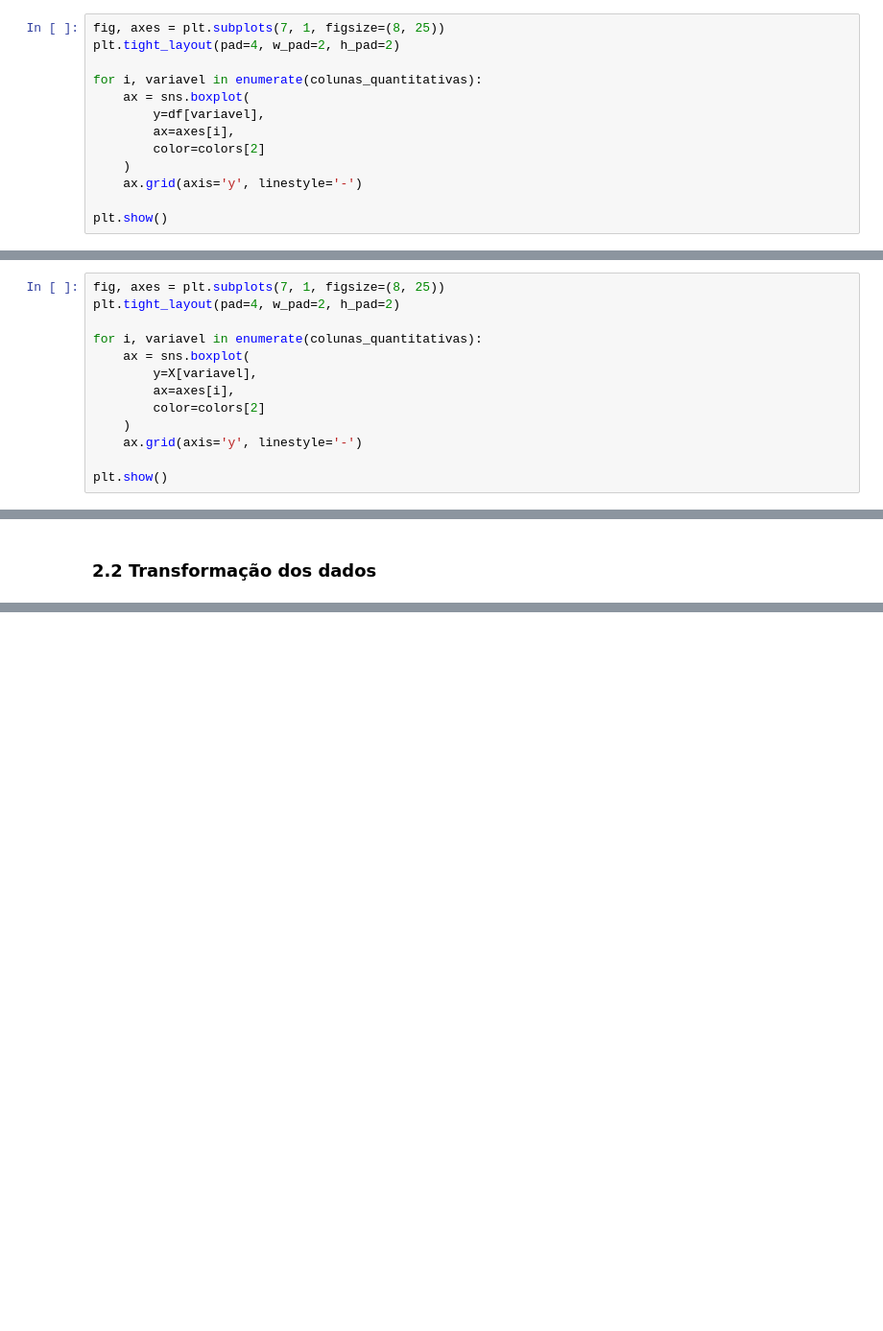
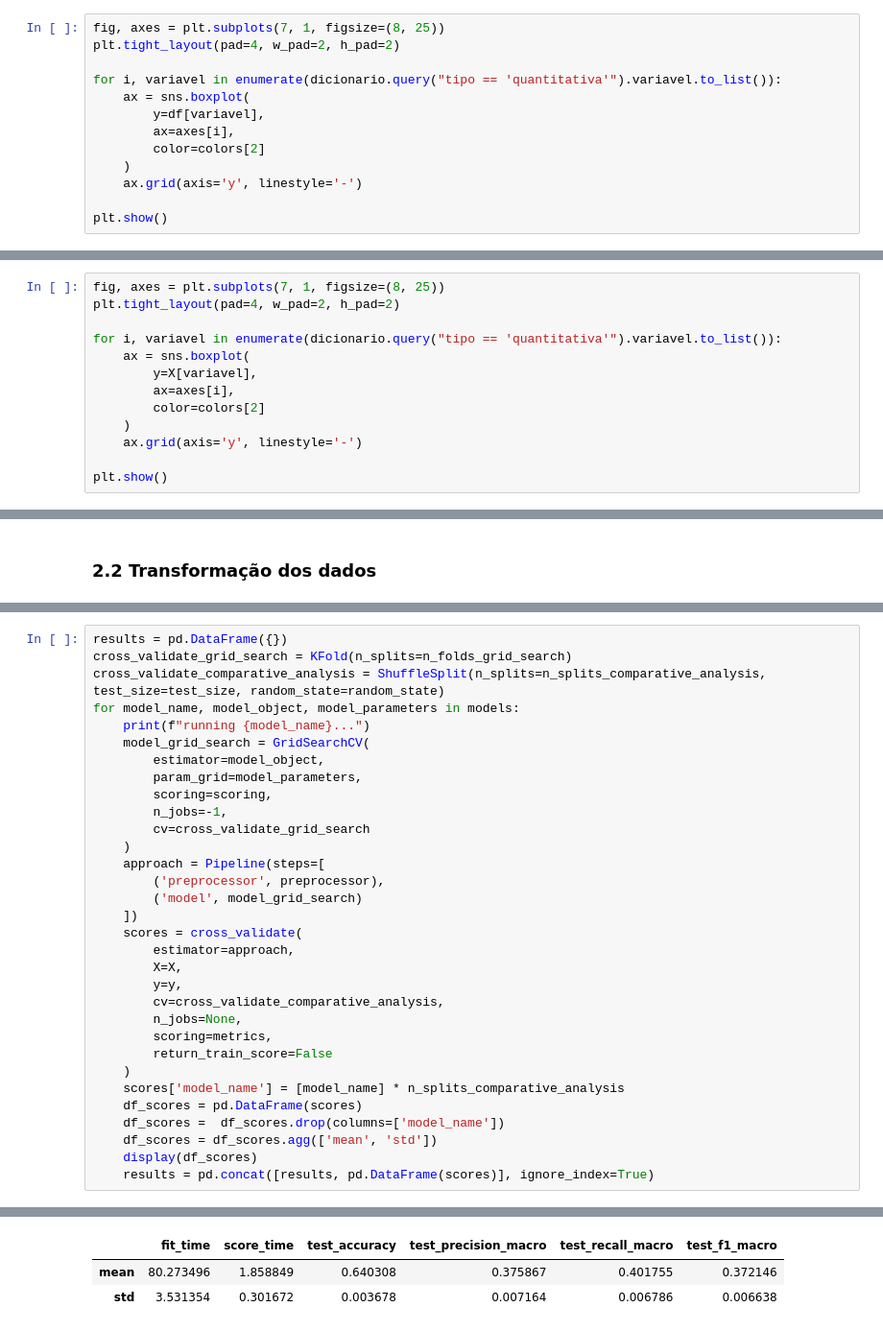
Before and after one commit to luanaoliveira/avanti-bootcamp-cdd, a Jupyter notebook: notebooks/02-comparative-analysis.ipynb, the cells around one changed output, grey strips where cells are left out. Shown at 96% size. Saved outputs shown, nothing was run; the diff lists cells and outputs as text; blank space fills up the shorter version.

```diff
--- a/notebooks/02-comparative-analysis.ipynb
+++ b/notebooks/02-comparative-analysis.ipynb
@@ -169,7 +163,7 @@ Boxplots para visualização dos outliers antes do tratamento
 fig, axes = plt.subplots(7, 1, figsize=(8, 25))
 plt.tight_layout(pad=4, w_pad=2, h_pad=2)
 
-for i, variavel in enumerate(colunas_quantitativas):
+for i, variavel in enumerate(dicionario.query("tipo == 'quantitativa'").variavel.to_list()):
     ax = sns.boxplot(
         y=df[variavel],
         ax=axes[i],
@@ -206,7 +200,7 @@ Boxplots para visualização dos outliers depois do tratamento
 fig, axes = plt.subplots(7, 1, figsize=(8, 25))
 plt.tight_layout(pad=4, w_pad=2, h_pad=2)
 
-for i, variavel in enumerate(colunas_quantitativas):
+for i, variavel in enumerate(dicionario.query("tipo == 'quantitativa'").variavel.to_list()):
     ax = sns.boxplot(
         y=X[variavel],
         ax=axes[i],
@@ -274,0 +315,33 @@ array([[ 0.9783264 , -0.92433102,  1.27056653, ..., -1.61513065,
+# %%
+results = pd.DataFrame({})
+cross_validate_grid_search = KFold(n_splits=n_folds_grid_search)
+cross_validate_comparative_analysis = ShuffleSplit(n_splits=n_splits_comparative_analysis, test_size=test_size, random_state=random_state)
+for model_name, model_object, model_parameters in models:
+    print(f"running {model_name}...")
+    model_grid_search = GridSearchCV(
+        estimator=model_object,
+        param_grid=model_parameters,
+        scoring=scoring,
+        n_jobs=-1,
+        cv=cross_validate_grid_search
+    )
+    approach = Pipeline(steps=[
+        ('preprocessor', preprocessor),
+        ('model', model_grid_search)
+    ])
+    scores = cross_validate(
+        estimator=approach,
+        X=X,
+        y=y,
+        cv=cross_validate_comparative_analysis,
+        n_jobs=None,
+        scoring=metrics,
+        return_train_score=False
+    )
+    scores['model_name'] = [model_name] * n_splits_comparative_analysis
+    df_scores = pd.DataFrame(scores)
+    df_scores =  df_scores.drop(columns=['model_name'])
+    df_scores = df_scores.agg(['mean', 'std'])
+    display(df_scores)
+    results = pd.concat([results, pd.DataFrame(scores)], ignore_index=True)
+# %% [output]
@@ -274,0 +349,3 @@ array([[ 0.9783264 , -0.92433102,  1.27056653, ..., -1.61513065,
+|  | fit_time | score_time | test_accuracy | test_precision_macro | test_recall_macro | test_f1_macro |
+| mean | 80.273496 | 1.858849 | 0.640308 | 0.375867 | 0.401755 | 0.372146 |
+| std | 3.531354 | 0.301672 | 0.003678 | 0.007164 | 0.006786 | 0.006638 |
```
Also changed, not shown: parts of 13 cells of this notebook.
